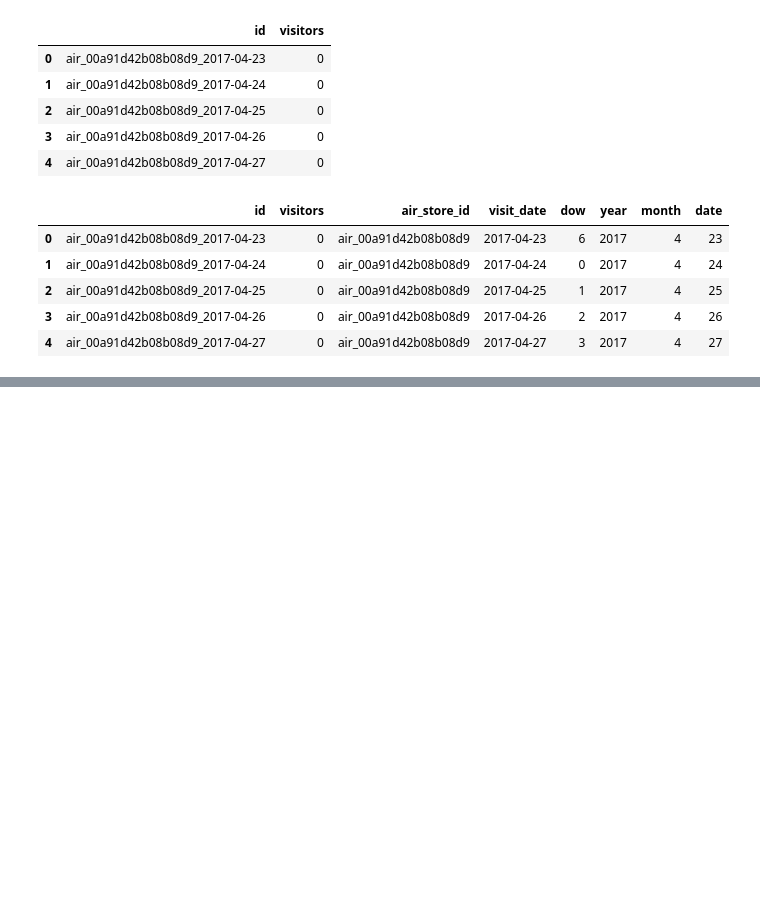
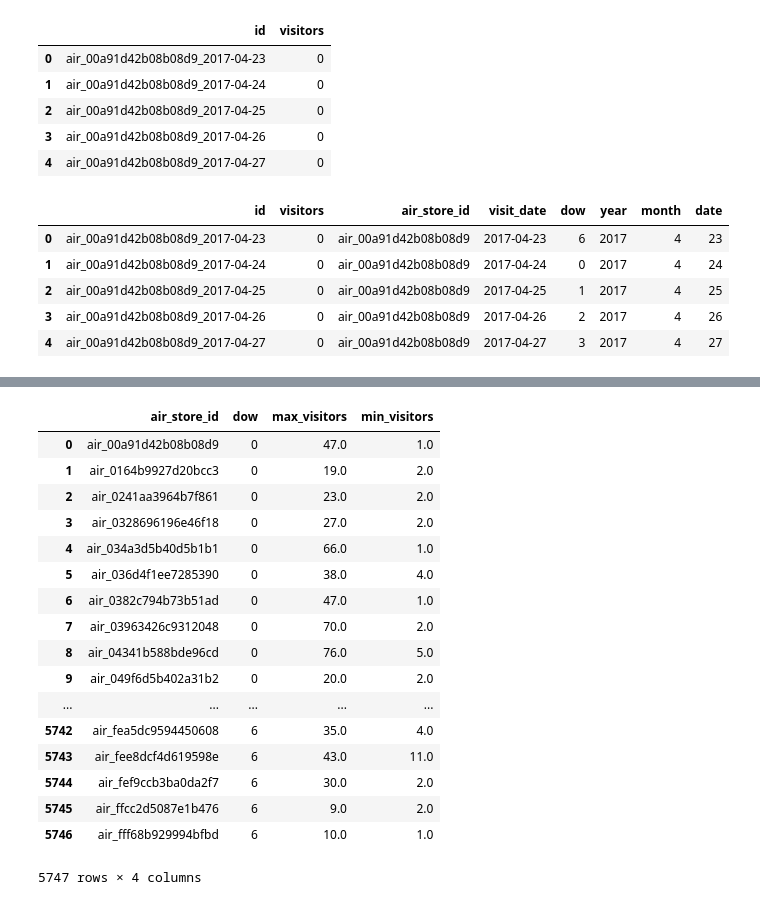
Before and after one commit to dongzhang84/Kaggle, a Jupyter notebook: Restaurant_Visitor_Forecasting/Visitor_forecasting_v3.ipynb, the cells around one changed output, grey strips where cells are left out. Cells and saved outputs as stored; diff of their text form; code cells hidden in the pictures; blank space fills up the shorter version.

```diff
--- a/Restaurant_Visitor_Forecasting/Visitor_forecasting_v3.ipynb
+++ b/Restaurant_Visitor_Forecasting/Visitor_forecasting_v3.ipynb
@@ -189,0 +213,6 @@ stores.head()
+# %%
+# max
+
+temp1 = df_av.groupby(['air_store_id','dow'])['visitors'].max().reset_index()
+temp1 = temp1.rename(columns={'visitors':'max_visitors'})
+temp1.head()
@@ -189,0 +230,3 @@ stores.head()
+# %%
+stores = stores.merge(temp1, on=['air_store_id','dow'], how='left')
+stores
@@ -189,0 +259,6 @@ stores.head()
+# %%
+# min
+
+temp1 = df_av.groupby(['air_store_id','dow'])['visitors'].min().reset_index()
+temp1 = temp1.rename(columns={'visitors':'min_visitors'})
+temp1.head()
@@ -189,0 +272,22 @@ stores.head()
+# %%
+stores = stores.merge(temp1, on=['air_store_id','dow'], how='left')
+stores
+# %% [output]
+|  | air_store_id | dow | max_visitors | min_visitors |
+| 0 | air_00a91d42b08b08d9 | 0 | 47.0 | 1.0 |
+| 1 | air_0164b9927d20bcc3 | 0 | 19.0 | 2.0 |
+| 2 | air_0241aa3964b7f861 | 0 | 23.0 | 2.0 |
+| 3 | air_0328696196e46f18 | 0 | 27.0 | 2.0 |
+| 4 | air_034a3d5b40d5b1b1 | 0 | 66.0 | 1.0 |
+| 5 | air_036d4f1ee7285390 | 0 | 38.0 | 4.0 |
+| 6 | air_0382c794b73b51ad | 0 | 47.0 | 1.0 |
+| 7 | air_03963426c9312048 | 0 | 70.0 | 2.0 |
+| 8 | air_04341b588bde96cd | 0 | 76.0 | 5.0 |
+| 9 | air_049f6d5b402a31b2 | 0 | 20.0 | 2.0 |
+| ... | ... | ... | ... | ... |
+| 5742 | air_fea5dc9594450608 | 6 | 35.0 | 4.0 |
+| 5743 | air_fee8dcf4d619598e | 6 | 43.0 | 11.0 |
+| 5744 | air_fef9ccb3ba0da2f7 | 6 | 30.0 | 2.0 |
+| 5745 | air_ffcc2d5087e1b476 | 6 | 9.0 | 2.0 |
+| 5746 | air_fff68b929994bfbd | 6 | 10.0 | 1.0 |
+5747 rows × 4 columns
```
Also changed, not shown: parts of 31 cells of this notebook.
